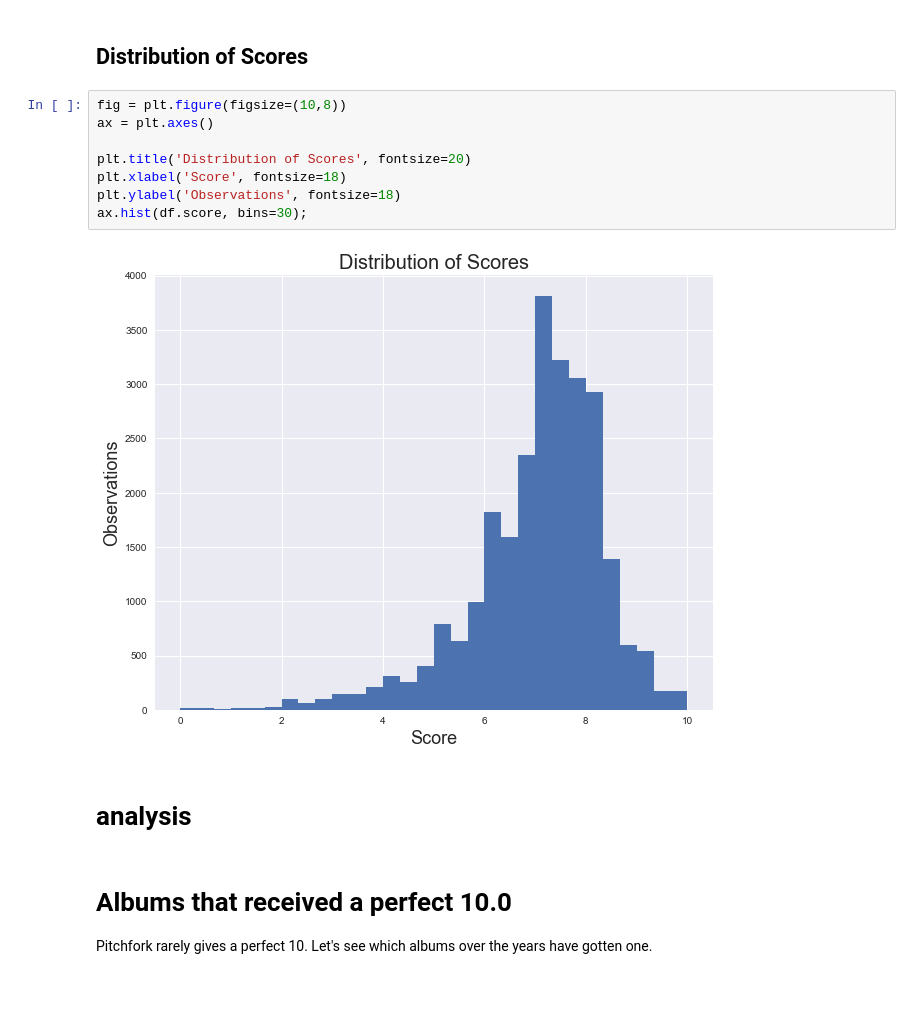
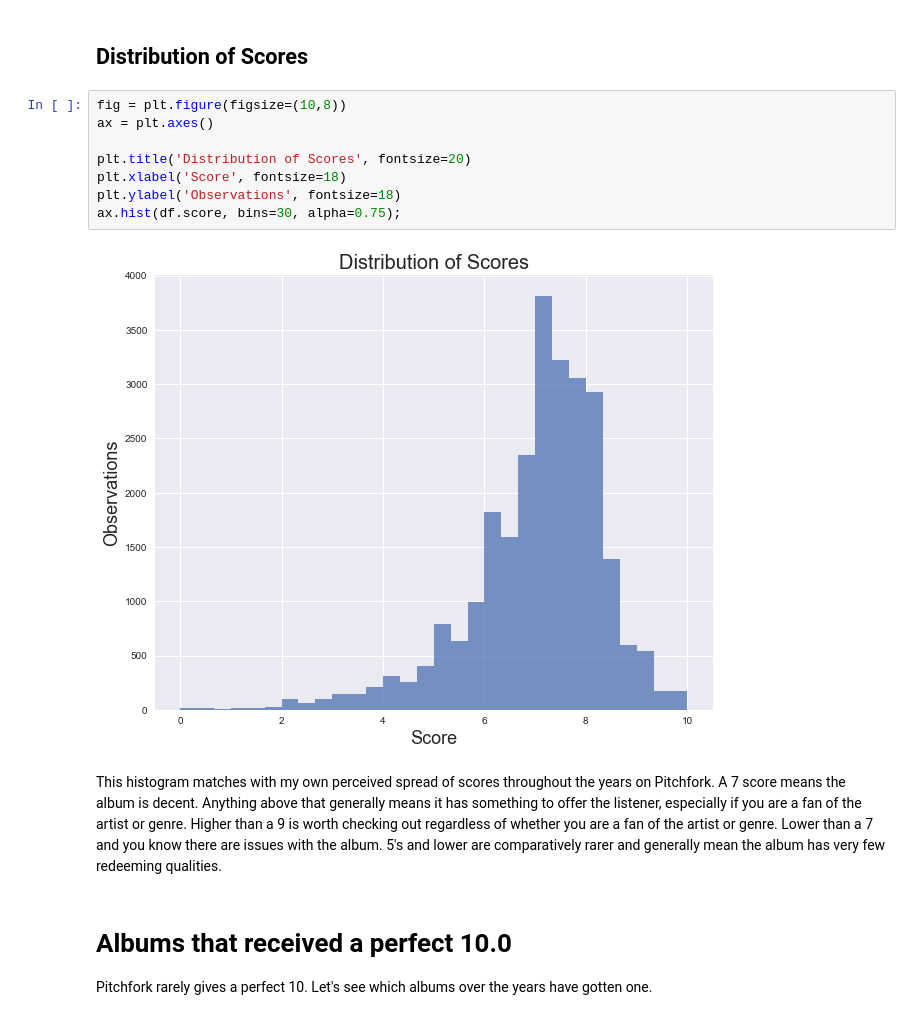
Before and after one commit to MPhillips55/Pitchfork_NLP_Analysis, a Jupyter notebook: Data/Capstone Project 2 - Pitchfork.com Dataset Exploratory Data Analysis.ipynb, the cells around one changed output. Saved outputs shown, nothing was run; the diff lists cells and outputs as text; blank space fills up the shorter version.

```diff
--- a/Data/Capstone Project 2 - Pitchfork.com Dataset Exploratory Data Analysis.ipynb
+++ b/Data/Capstone Project 2 - Pitchfork.com Dataset Exploratory Data Analysis.ipynb
@@ -64,15 +66,15 @@ plt.ylabel("Average Score", fontsize=18)
 # %%
 fig = plt.figure(figsize=(10,8))
 ax = plt.axes()
 
 plt.title('Distribution of Scores', fontsize=20)
 plt.xlabel('Score', fontsize=18)
 plt.ylabel('Observations', fontsize=18)
-ax.hist(df.score, bins=30);
+ax.hist(df.score, bins=30, alpha=0.75);
 # %% [output]
-[figure, old version]
+[figure, new version]
-# %% [markdown]
-# analysis
+# %% [markdown]
+This histogram matches with my own perceived spread of scores throughout the years on Pitchfork. A 7 score means the album is decent. Anything above that generally means it has something to offer the listener, especially if you are a fan of the artist or genre. Higher than a 9 is worth checking out regardless of whether you are a fan of the artist or genre. Lower than a 7 and you know there are issues with the album. 5's and lower are comparatively rarer and generally mean the album has very few redeeming qualities.
 # %% [markdown]
 # Albums that received a perfect 10.0
 Pitchfork rarely gives a perfect 10. Let's see which albums over the years have gotten one.
```
Also changed, not shown: parts of 31 cells of this notebook, 1 other file.
